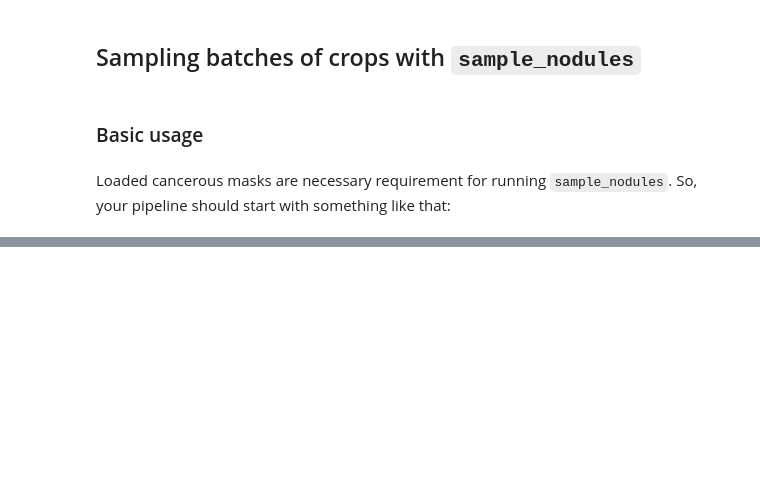
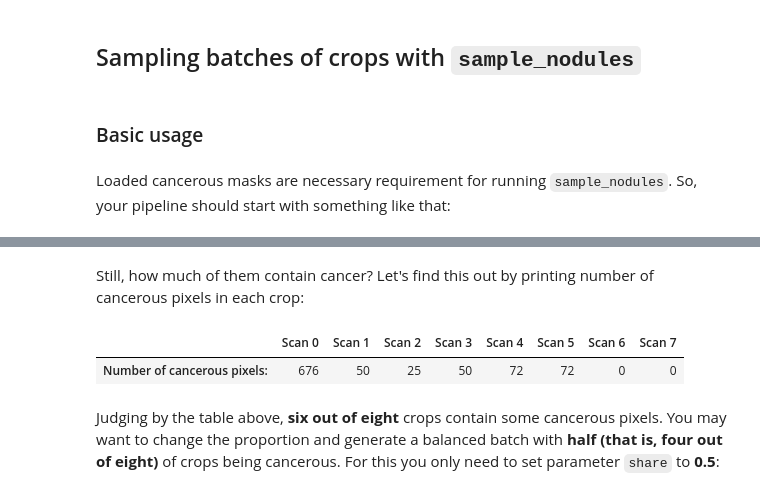
Before and after one commit to analysiscenter/radio, a Jupyter notebook: tutorials/RadIO.III.ipynb, the cells around one changed output, grey strips where cells are left out. Cells and saved outputs as stored; diff of their text form; code cells hidden in the pictures; blank space fills up the shorter version.

```diff
--- a/tutorials/RadIO.III.ipynb
+++ b/tutorials/RadIO.III.ipynb
@@ -93,0 +111,10 @@ Say, you want to train a segmenting net on batches of 20 crops of shape **(32, 6
+# %% [markdown]
+Still, how much of them contain cancer? Let's find this out by printing number of cancerous pixels in each crop:
+# %%
+from utils import num_of_cancerous_pixels
+num_of_cancerous_pixels(batch_crops)
+# %% [output]
+|  | Scan 0 | Scan 1 | Scan 2 | Scan 3 | Scan 4 | Scan 5 | Scan 6 | Scan 7 |
+| Number of cancerous pixels: | 676 | 50 | 25 | 50 | 72 | 72 | 0 | 0 |
+# %% [markdown]
+Judging by the table above, **six out of eight** crops contain some cancerous pixels. You may want to change the proportion and generate a balanced batch with **half (that is, four out of eight)** of crops being cancerous. For this you only need to set parameter `share` to **0.5**:
```
Also changed, not shown: parts of 15 cells of this notebook, 1 other file.
